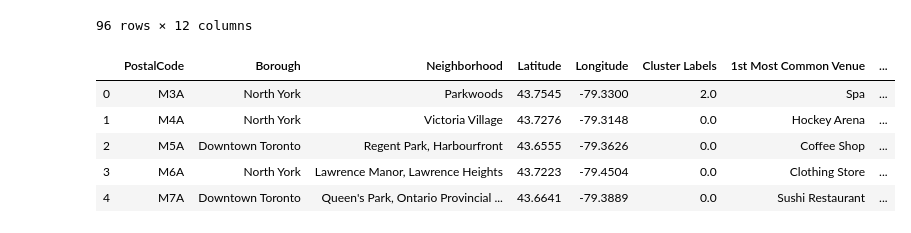
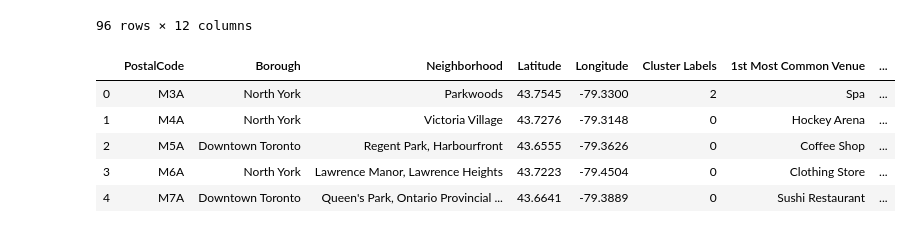
Before and after one commit to ishasahni2000/Coursera_Capstone, a Jupyter notebook: toronoto_Final.ipynb, the cells around one changed output. Cells and saved outputs as stored; diff of their text form; code cells hidden in the pictures.

```diff
--- a/toronoto_Final.ipynb
+++ b/toronoto_Final.ipynb
@@ -464,14 +464,16 @@ neighborhoods_venues_sorted
 merged = df
 # %%
 merged = merged.join(neighborhoods_venues_sorted.set_index('Neighborhood'), on='Neighborhood')
-# %%
-merged.head()
-# %% [output]
-|  | PostalCode | Borough | Neighborhood | Latitude | Longitude | Cluster Labels | 1st Most Common Venue | ... |
-| 0 | M3A | North York | Parkwoods | 43.7545 | -79.3300 | 2.0 | Spa | ... |
-| 1 | M4A | North York | Victoria Village | 43.7276 | -79.3148 | 0.0 | Hockey Arena | ... |
-| 2 | M5A | Downtown Toronto | Regent Park, Harbourfront | 43.6555 | -79.3626 | 0.0 | Coffee Shop | ... |
-| 3 | M6A | North York | Lawrence Manor, Lawrence Heights | 43.7223 | -79.4504 | 0.0 | Clothing Store | ... |
-| 4 | M7A | Downtown Toronto | Queen's Park, Ontario Provincial ... | 43.6641 | -79.3889 | 0.0 | Sushi Restaurant | ... |
+# %%
+merged.dropna(inplace=True)
+merged['Cluster Labels'] =merged['Cluster Labels'].astype('int')
+merged.head()
+# %% [output]
+|  | PostalCode | Borough | Neighborhood | Latitude | Longitude | Cluster Labels | 1st Most Common Venue | ... |
+| 0 | M3A | North York | Parkwoods | 43.7545 | -79.3300 | 2 | Spa | ... |
+| 1 | M4A | North York | Victoria Village | 43.7276 | -79.3148 | 0 | Hockey Arena | ... |
+| 2 | M5A | Downtown Toronto | Regent Park, Harbourfront | 43.6555 | -79.3626 | 0 | Coffee Shop | ... |
+| 3 | M6A | North York | Lawrence Manor, Lawrence Heights | 43.7223 | -79.4504 | 0 | Clothing Store | ... |
+| 4 | M7A | Downtown Toronto | Queen's Park, Ontario Provincial ... | 43.6641 | -79.3889 | 0 | Sushi Restaurant | ... |
 # %%
 # create map
```
Also changed, not shown: parts of 2 cells of this notebook.
